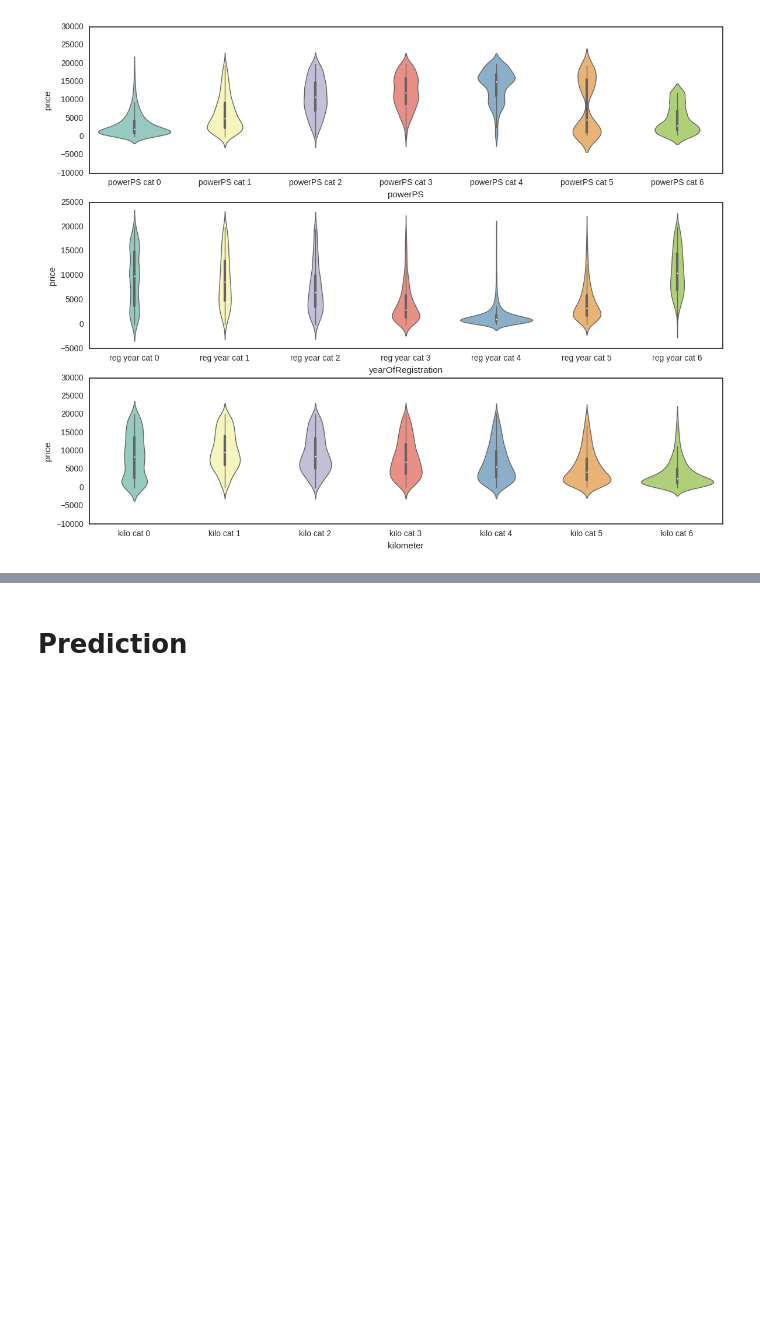
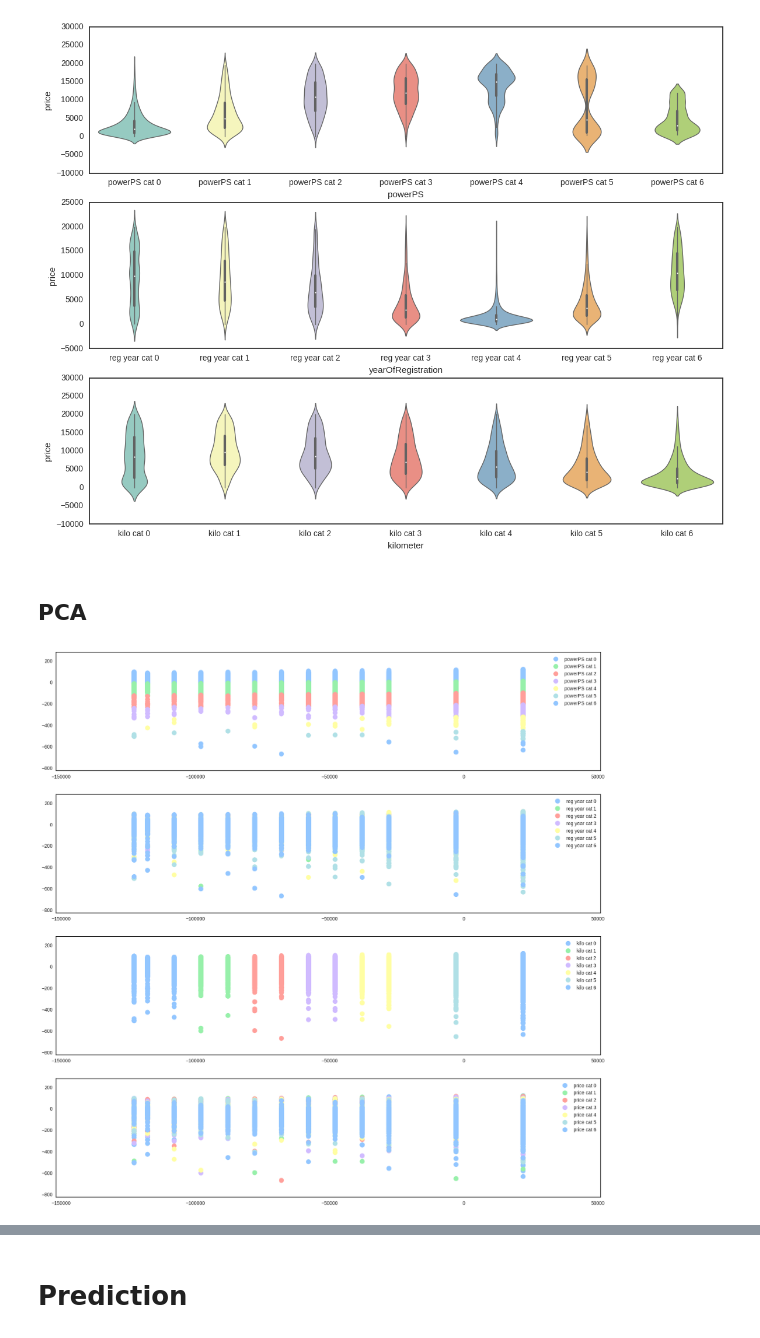
Before and after one commit to rodgzilla/machine_learning_used_cars, a Jupyter notebook: Used cars.ipynb, the cells around one changed output, grey strips where cells are left out. Saved outputs shown, nothing was run; the diff lists cells and outputs as text; code cells hidden in the pictures; blank space fills up the shorter version.

```diff
--- a/Used cars.ipynb
+++ b/Used cars.ipynb
@@ -190,9 +173,10 @@ ax[2].set_xlabel('Kilometer')
 ## Violinplot
 # %%
 cat_number = 7
-powerPS_dec = pd.cut(autos_df['powerPS'], cat_number, labels = ['powerPS cat %d' % cat for cat in range(cat_number)])
-year_reg_dec = pd.cut(autos_df['yearOfRegistration'], cat_number, labels = ['reg year cat %d' % cat for cat in range(cat_number)])
-kilometer_dec = pd.cut(autos_df['kilometer'], cat_number, labels = ['kilo cat %d' % cat for cat in range(cat_number)])
+powerPS_dec   = pd.cut(autos_df['powerPS'],            cat_number, labels = ['powerPS cat %d'  % cat for cat in range(cat_number)])
+year_reg_dec  = pd.cut(autos_df['yearOfRegistration'], cat_number, labels = ['reg year cat %d' % cat for cat in range(cat_number)])
+kilometer_dec = pd.cut(autos_df['kilometer'],          cat_number, labels = ['kilo cat %d'     % cat for cat in range(cat_number)])
+price_dec     = pd.cut(autos_df['price'],              cat_number, labels = ['price cat %d'    % cat for cat in range(cat_number)])
 # %%
 fig, ax = plt.subplots(3, 1, figsize=(14, 11))
 
@@ -202,3 +186,30 @@ sns.violinplot(kilometer_dec, autos_df['price'], inner = 'box', palette = 'Set3'
 # %% [output]
 <matplotlib.axes._subplots.AxesSubplot at 0x...>
 [figure]
+# %% [markdown]
+## PCA
+# %%
+from sklearn.decomposition import PCA
+
+nb_pca_comp = 10
+pca = PCA(nb_pca_comp)
+X = autos_df.drop(['price'], axis = 1).as_matrix()
+X_trans_pca = pca.fit_transform(X)
+# %%
+decompositions = [(powerPS_dec  , 'powerPS cat %d' ),
+                  (year_reg_dec , 'reg year cat %d'),
+                  (kilometer_dec, 'kilo cat %d'    ),
+                  (price_dec    , 'price cat %d'   )]
+# %%
+fig, ax = plt.subplots(4, 1, figsize = (20, 20))
+
+for i, (dec, legend) in enumerate(decompositions):
+    ax[i].margins(0.2)
+    for cat in range(cat_number):
+        label = legend % cat
+        cat_index = (dec == label).as_matrix()
+        X_trans_cat = X_trans_pca[cat_index]
+        ax[i].plot(X_trans_cat[:, 0], X_trans_cat[:, 1], marker = 'o', linestyle = '', ms = 10, label = label)
+    ax[i].legend()
+# %% [output]
+[figure, added]
```
Also changed, not shown: parts of 7 cells of this notebook.
